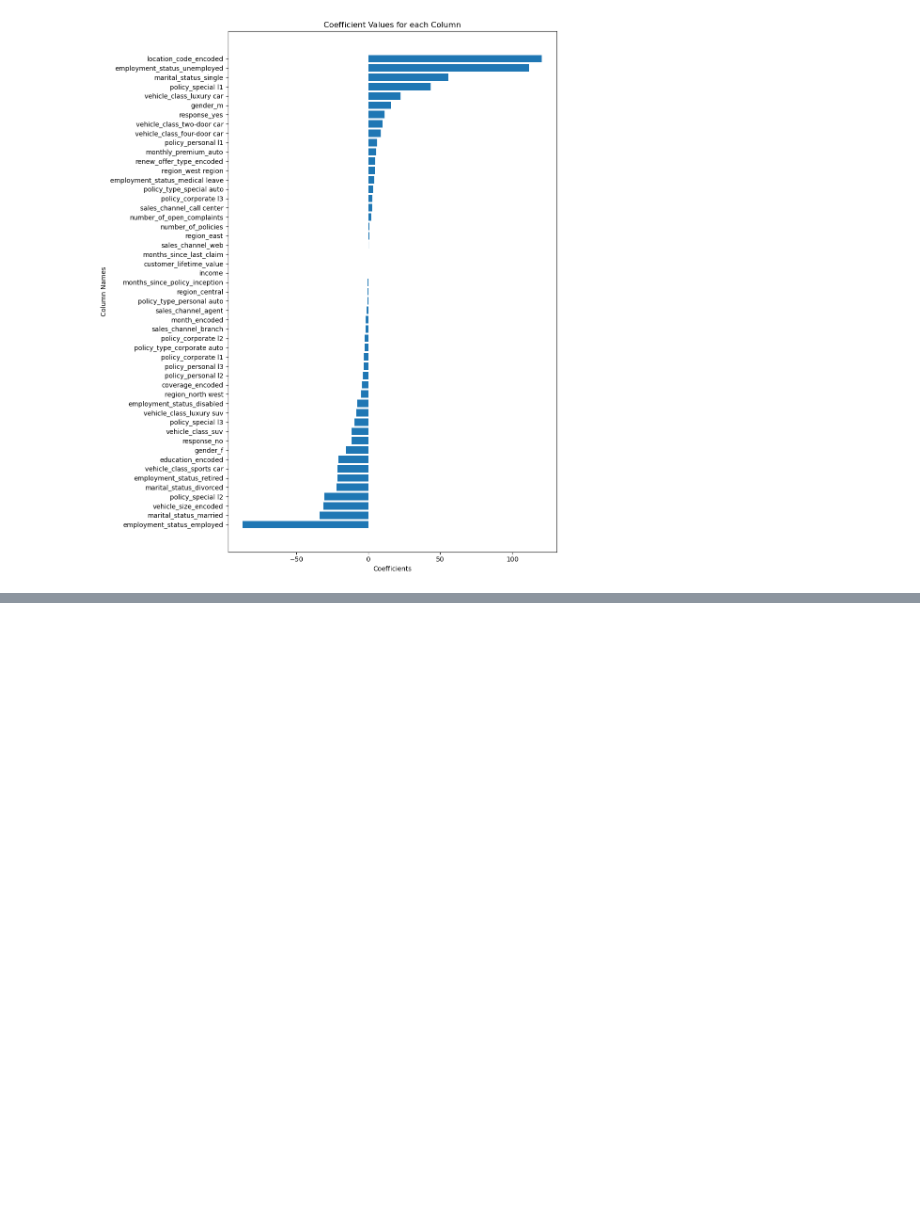
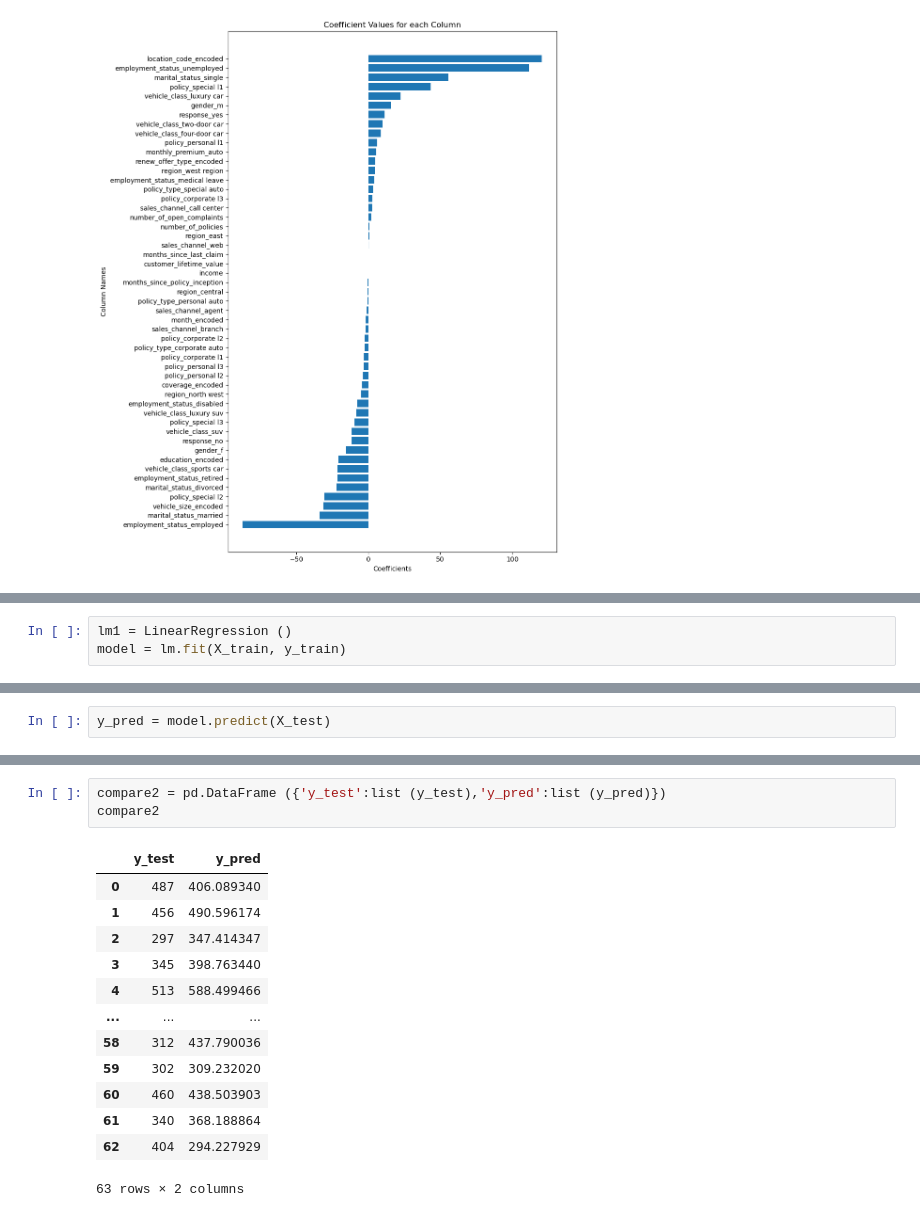
Before and after one commit to GENEVAUY/Projects-on-Python, a Jupyter notebook: Week4_Labs/Day3/Model Fitting and Evaluation Continued DAY3.ipynb, the cells around one changed output, grey strips where cells are left out. Drawn from its saved outputs; the diff is of its cells as text; blank space fills up the shorter version.

```diff
--- a/Week4_Labs/Day3/Model Fitting and Evaluation Continued DAY3.ipynb
+++ b/Week4_Labs/Day3/Model Fitting and Evaluation Continued DAY3.ipynb
@@ -583,0 +686,3 @@ plt.show()
+# %%
+lm1 = LinearRegression ()
+model = lm.fit(X_train, y_train)
@@ -583,0 +709,2 @@ plt.show()
+# %%
+y_pred = model.predict(X_test)
@@ -583,0 +726,17 @@ plt.show()
+# %%
+compare2 = pd.DataFrame ({'y_test':list (y_test),'y_pred':list (y_pred)})
+compare2
+# %% [output]
+|  | y_test | y_pred |
+| 0 | 487 | 406.089340 |
+| 1 | 456 | 490.596174 |
+| 2 | 297 | 347.414347 |
+| 3 | 345 | 398.763440 |
+| 4 | 513 | 588.499466 |
+| ... | ... | ... |
+| 58 | 312 | 437.790036 |
+| 59 | 302 | 309.232020 |
+| 60 | 460 | 438.503903 |
+| 61 | 340 | 368.188864 |
+| 62 | 404 | 294.227929 |
+63 rows × 2 columns
```
Also changed, not shown: parts of 9 cells of this notebook, 4 other files.
